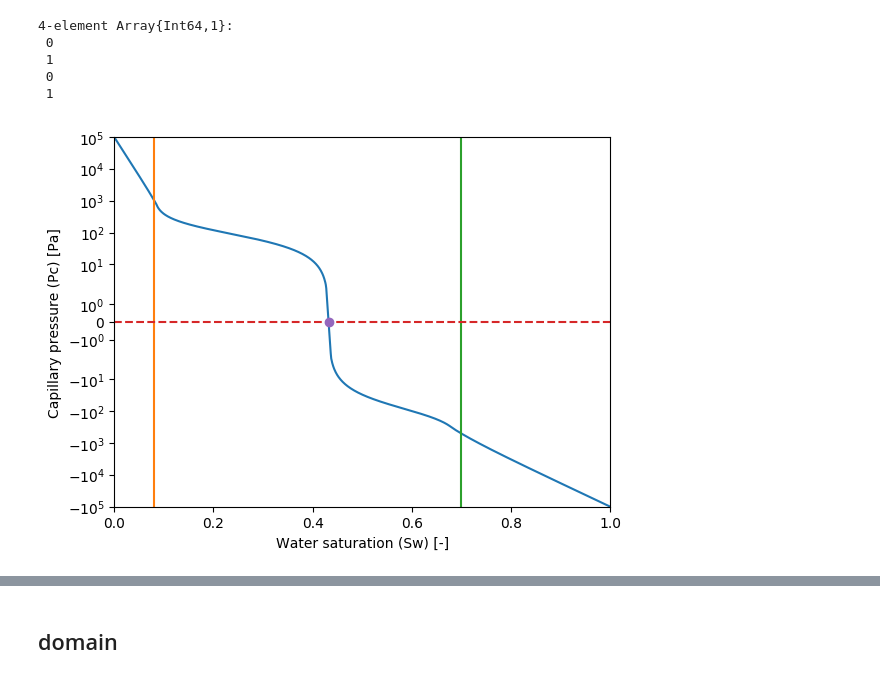
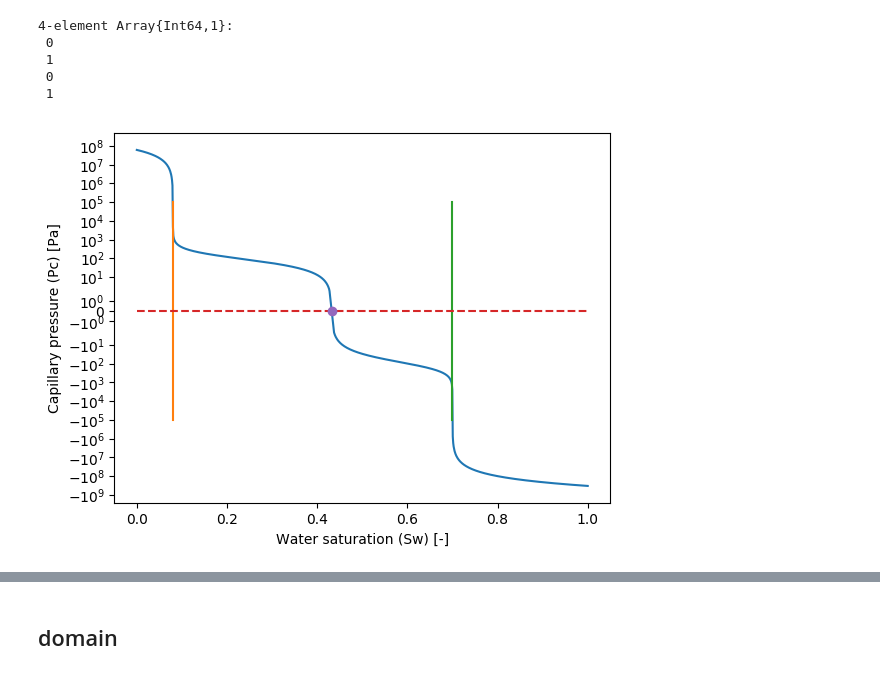
Before and after one commit to simulkade/peteng, a Jupyter notebook: physicalproperties/DME-physical-properties.ipynb, the cells around one changed output, grey strips where cells are left out. Cells and saved outputs as stored; diff of their text form; code cells hidden in the pictures.

```diff
--- a/physicalproperties/DME-physical-properties.ipynb
+++ b/physicalproperties/DME-physical-properties.ipynb
@@ -161,23 +147,35 @@ KRW  = sw -> krw(sw, krw0, sor, swc, n_w)
 dKRW = sw -> dkrwdsw(sw, krw0, sor, swc, n_w)
 KRO  = sw -> kro(sw, kro0, sor, swc, n_o)
 dKRO = sw -> dkrodsw(sw, kro0, sor, swc, n_o)
-PC   = sw -> pc_imb(sw, pce, swc, sor, teta=contact_angle,
-                labda=sorting_factor, b = 0.0, pc01=pc0, pc02=pc0)
-dPC  = sw -> dpc_imb(sw, pce, swc, sor, teta=contact_angle,
-                labda1=sorting_factor, labda2=sorting_factor,
-                b = 1.0, pc01=pc0, pc02=pc0)
-PC2  = sw -> pc_imb2(sw, pce, swc, sor, teta=contact_angle,
+# PC   = sw -> pc_imb(sw, pce, swc, sor, teta=contact_angle,
+#                 labda=sorting_factor, b = 0.0, pc01=pc0, pc02=pc0)
+# dPC  = sw -> dpc_imb(sw, pce, swc, sor, teta=contact_angle,
+#                 labda1=sorting_factor, labda2=sorting_factor,
+#                 b = 1.0, pc01=pc0, pc02=pc0)
+# PC2  = sw -> pc_imb2(sw, pce, swc, sor, teta=contact_angle,
+#                 labda=sorting_factor, b = 0.0, pc_star1=pc0,
+#                 pc_star2=pc0)
+# dPC2 = sw -> dpc_imb2(sw, pce, swc, sor, teta=contact_angle,
+#                 labda1=sorting_factor, labda2=sorting_factor,
+#                 b = 1.0, pc_star1=pc0, pc_star2=pc0)
+PC  = sw -> pc_imb3(sw, pce, swc, sor, teta=contact_angle,
                 labda=sorting_factor, b = 0.0, pc_star1=pc0,
                 pc_star2=pc0)
-dPC2 = sw -> dpc_imb2(sw, pce, swc, sor, teta=contact_angle,
+dPC = sw -> dpc_imb3(sw, pce, swc, sor, teta=contact_angle,
                 labda1=sorting_factor, labda2=sorting_factor,
                 b = 1.0, pc_star1=pc0, pc_star2=pc0)
-PC3  = sw -> pc_imb3(sw, pce, swc, sor, teta=contact_angle,
-                labda=sorting_factor, b = 0.0, pc_star1=pc0,
-                pc_star2=pc0)
-dPC3 = sw -> dpc_imb3(sw, pce, swc, sor, teta=contact_angle,
+d2PC = sw -> d2pc_imb3(sw, pce, swc, sor, teta=contact_angle,
                 labda1=sorting_factor, labda2=sorting_factor,
                 b = 1.0, pc_star1=pc0, pc_star2=pc0)
-PCdrain2 = sw -> pc_drain2(sw, pce, swc, labda=sorting_factor, pc_star=pc0)
-PCdrain3 = sw -> pc_drain3(sw, pce, swc, labda=sorting_factor, pc_star=pc0)
+# PCdrain2 = sw -> pc_drain2(sw, pce, swc, labda=sorting_factor, pc_star=pc0)
+# PCdrain3 = sw -> pc_drain3(sw, pce, swc, labda=sorting_factor, pc_star=pc0)
+ρ_oil = w_DME_oil -> polyval(rho_fit, w_DME_oil)
+dρ_oil = w_DME_oil -> polyval(polyder(rho_fit), w_DME_oil)
+μ_water = w_DME_water -> polyval(mu_water_fit, w_DME_water)
+dμ_water = w_DME_water -> polyval(polyder(mu_water_fit), w_DME_water)
+μ_oil = w_DME_oil -> polyval(mu_oil_fit, w_DME_oil)
+dμ_oil = w_DME_oil -> polyval(polyder(mu_oil_fit), w_DME_oil)
+Kval = w_DME_water -> polyval(K_fit, w_DME_water)
+dKval = w_DME_water -> polyval(polyder(K_fit), w_DME_water)
+dw_oil = w_DME_water -> polyval(Poly([0.0,1.0])*K_fit, x_DME_water)
 # %% [output]
@@ -196,12 +198,12 @@ axis([0,1,0,1])
 # %%
 plot(sw_plot, PC.(sw_plot))
 plot([swc, swc], [-pc0, pc0], [1-sor, 1-sor], [-pc0, pc0],
     [0,1], [0,0], "--")
 xlabel("Water saturation (Sw) [-]")
 ylabel("Capillary pressure (Pc) [Pa]")
 sw_imb_end = fzero(PC, [swc, 1-sor])
 plot(sw_imb_end, 0, "o")
-axis([0, 1, -pc0, pc0])
+# axis([0, 1, -pc0, pc0])
 yscale("symlog")
 # %% [output]
-[figure, old version]
+[figure, new version]
```
Also changed, not shown: parts of 11 cells of this notebook, 1 other file.
